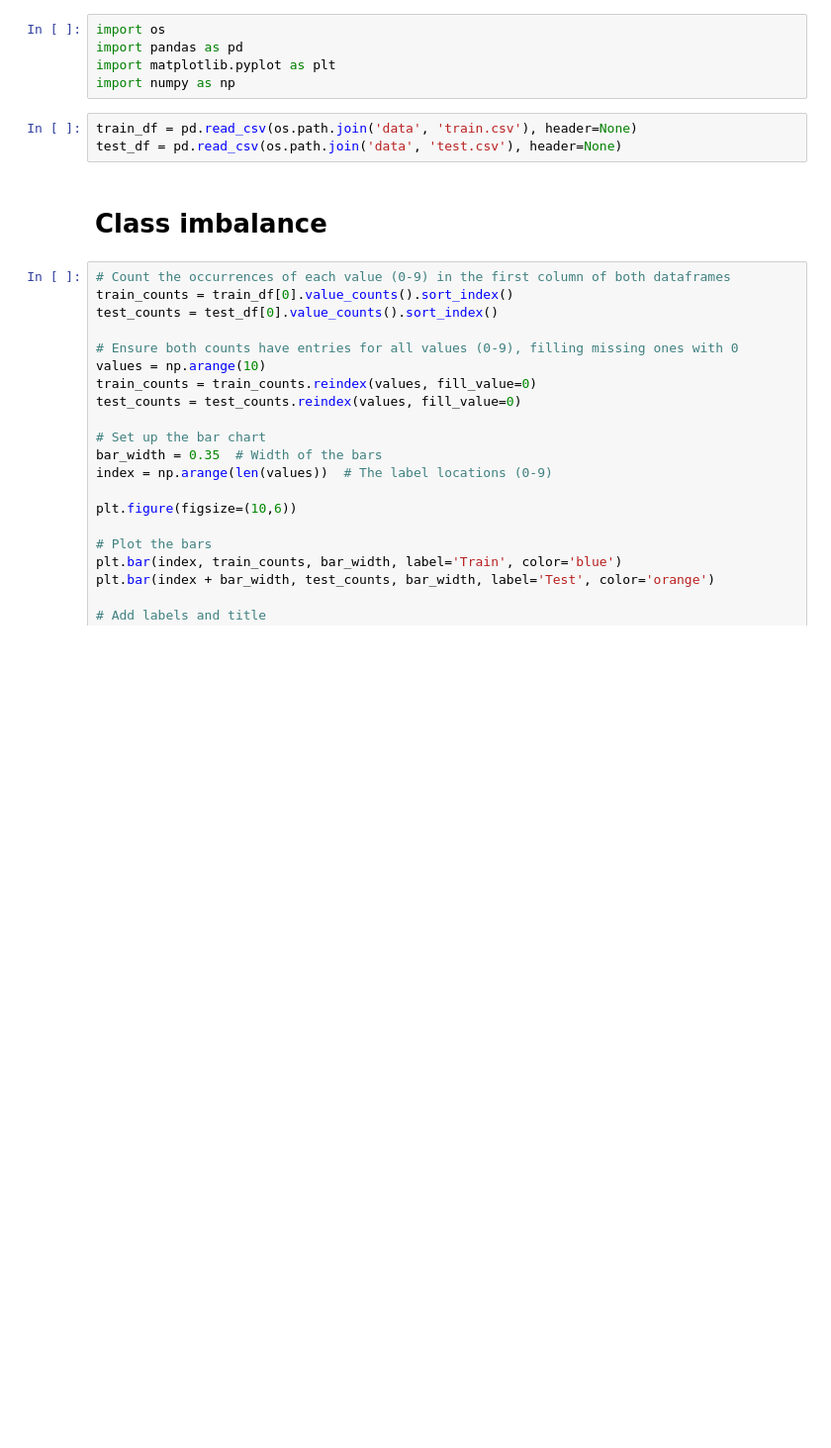
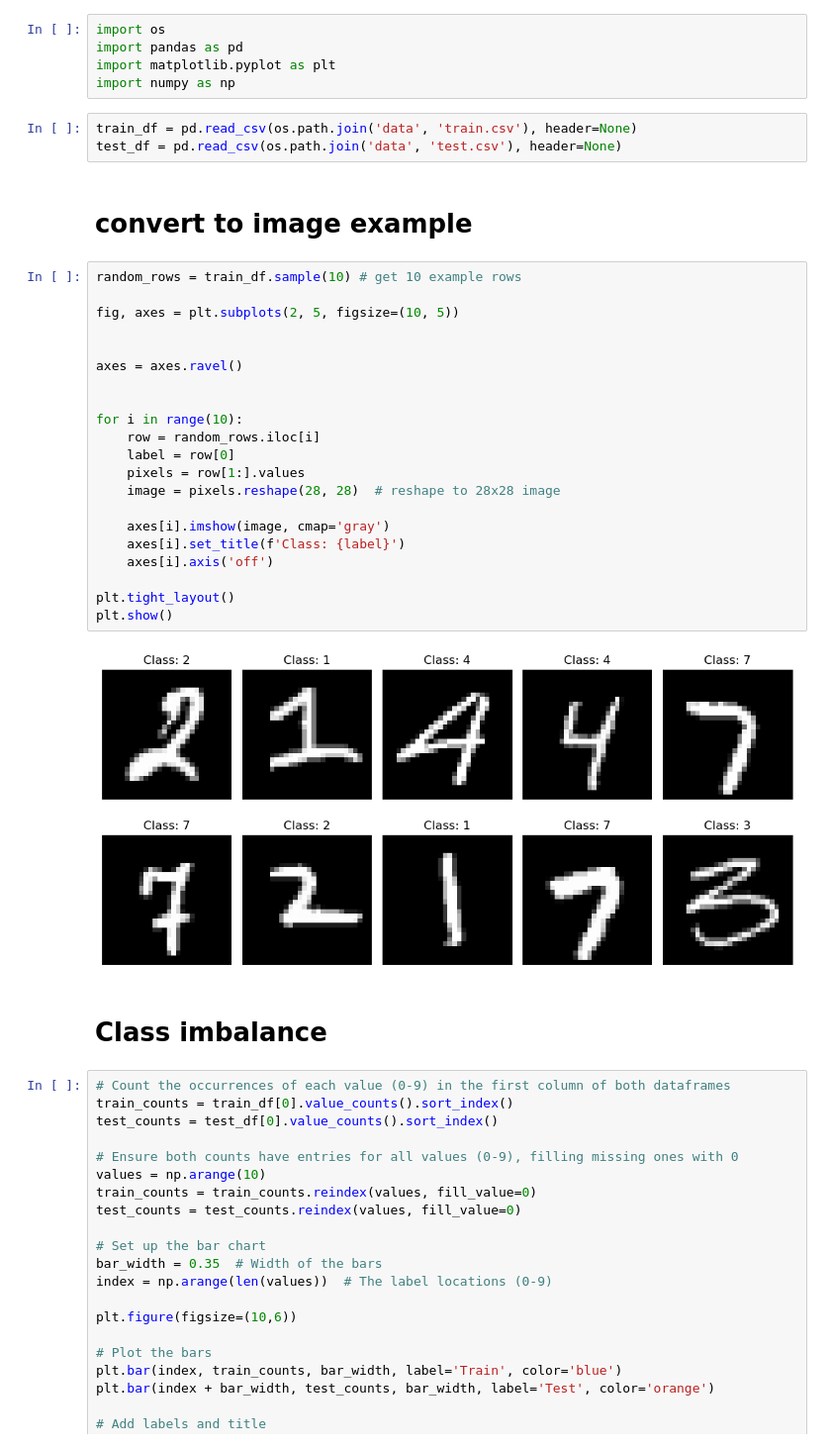
Before and after one commit to jnicolow/linear_model_for_MNIST, a Jupyter notebook: data_exploration.ipynb, the cells around one changed output. Shown: that part at 99% size. Cells and saved outputs as stored; diff of their text form; blank space fills up the shorter version.

Commit message:
Image example plots shown

```diff
--- a/data_exploration.ipynb
+++ b/data_exploration.ipynb
@@ -6,6 +6,31 @@ import numpy as np
 # %%
 train_df = pd.read_csv(os.path.join('data', 'train.csv'), header=None)
 test_df = pd.read_csv(os.path.join('data', 'test.csv'), header=None)
+# %% [markdown]
+# convert to image example
+# %%
+random_rows = train_df.sample(10) # get 10 example rows
+
+fig, axes = plt.subplots(2, 5, figsize=(10, 5))
+
+
+axes = axes.ravel()
+
+
+for i in range(10):
+    row = random_rows.iloc[i]
+    label = row[0]
+    pixels = row[1:].values
+    image = pixels.reshape(28, 28)  # reshape to 28x28 image
+
+    axes[i].imshow(image, cmap='gray')
+    axes[i].set_title(f'Class: {label}')
+    axes[i].axis('off')
+
+plt.tight_layout()
+plt.show()
+# %% [output]
+[figure, added]
 # %% [markdown]
 # Class imbalance
 # %%
```
Also changed, not shown: parts of 2 cells of this notebook.
